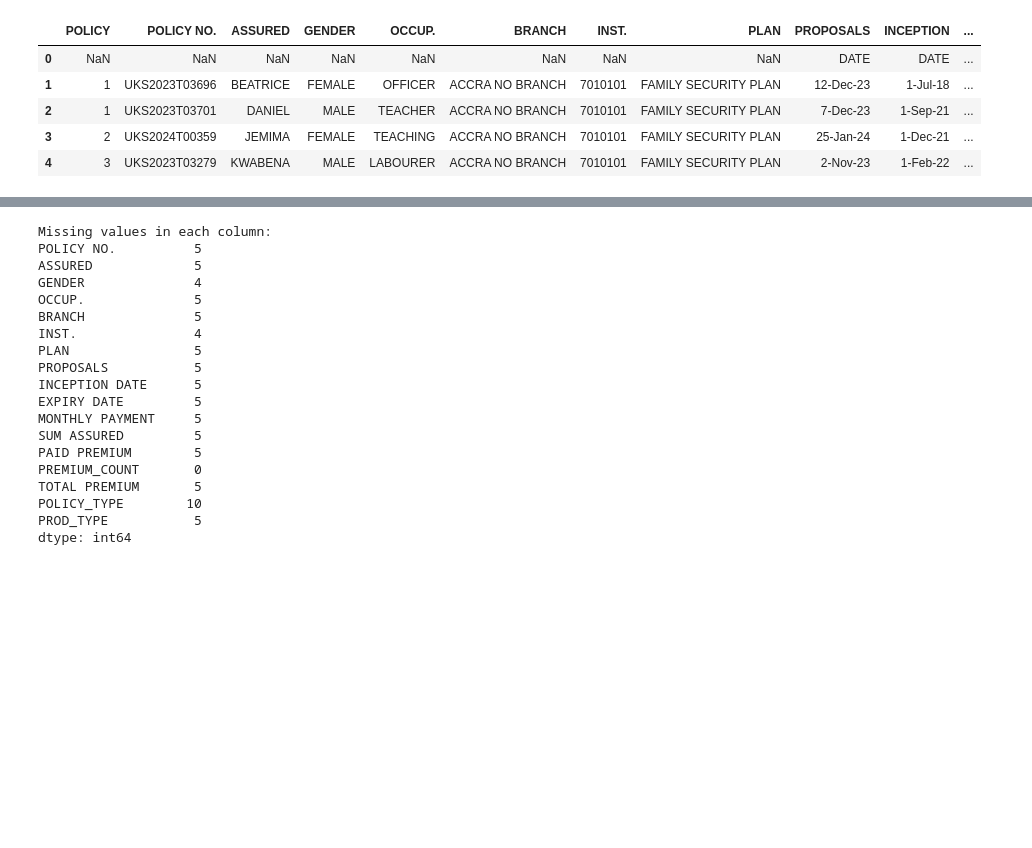
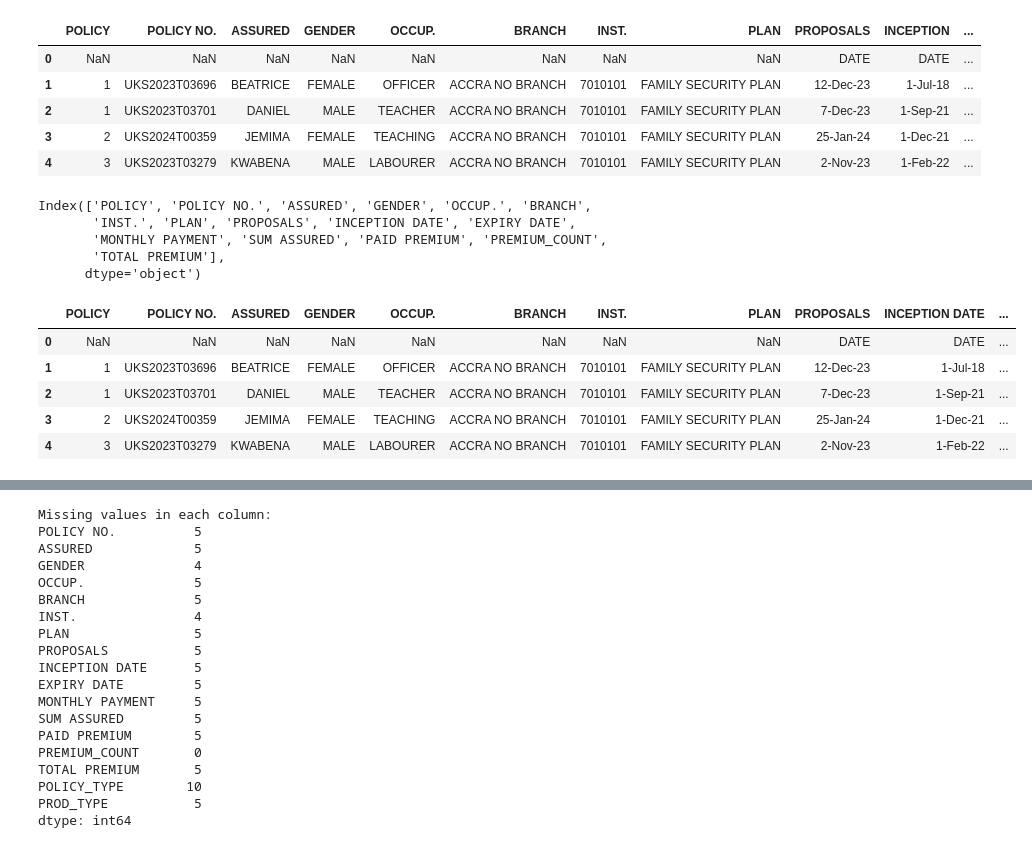
Before and after one commit to jnopareboateng/ml-library, a Jupyter notebook: Insurance/SIC preprocessing.ipynb, the cells around one changed output, grey strips where cells are left out. Saved outputs shown, nothing was run; the diff lists cells and outputs as text; code cells hidden in the pictures; blank space fills up the shorter version.

```diff
--- a/Insurance/SIC preprocessing.ipynb
+++ b/Insurance/SIC preprocessing.ipynb
@@ -28,6 +39,14 @@ df = df.rename(columns={
     'SUM': 'SUM ASSURED',
     'RPREMIUM': 'PREMIUM 2024',
     })
+# %%
+df.columns
+# %% [output]
+Index(['POLICY', 'POLICY NO.', 'ASSURED', 'GENDER', 'OCCUP.', 'BRANCH',
+       'INST.', 'PLAN', 'PROPOSALS', 'INCEPTION DATE', 'EXPIRY DATE',
+       'MONTHLY PAYMENT', 'SUM ASSURED', 'PAID PREMIUM', 'PREMIUM_COUNT',
+       'TOTAL PREMIUM'],
+      dtype='object')
 # %%
 # Categorize to type of policy
 policy_type_map = {
@@ -40,6 +59,15 @@ policy_type_map = {
 # Create a new column for policy type
 df['POLICY_TYPE'] = df['PLAN'].map(policy_type_map)
 df['PROD_TYPE'] = df['PLAN'].str.lower()  # Resolve inconsistencies
+# %%
+df.head()
+# %% [output]
+|  | POLICY | POLICY NO. | ASSURED | GENDER | OCCUP. | BRANCH | INST. | PLAN | PROPOSALS | INCEPTION DATE | ... |
+| 0 | NaN | NaN | NaN | NaN | NaN | NaN | NaN | NaN | DATE | DATE | ... |
+| 1 | 1 | UKS2023T03696 | BEATRICE | FEMALE | OFFICER | ACCRA NO BRANCH | 7010101 | FAMILY SECURITY PLAN | 12-Dec-23 | 1-Jul-18 | ... |
+| 2 | 1 | UKS2023T03701 | DANIEL | MALE | TEACHER | ACCRA NO BRANCH | 7010101 | FAMILY SECURITY PLAN | 7-Dec-23 | 1-Sep-21 | ... |
+| 3 | 2 | UKS2024T00359 | JEMIMA | FEMALE | TEACHING | ACCRA NO BRANCH | 7010101 | FAMILY SECURITY PLAN | 25-Jan-24 | 1-Dec-21 | ... |
+| 4 | 3 | UKS2023T03279 | KWABENA | MALE | LABOURER | ACCRA NO BRANCH | 7010101 | FAMILY SECURITY PLAN | 2-Nov-23 | 1-Feb-22 | ... |
 # %%
 # Drop the first row
 df = df.drop(df.index[0])
```
Also changed, not shown: parts of 22 cells of this notebook.
